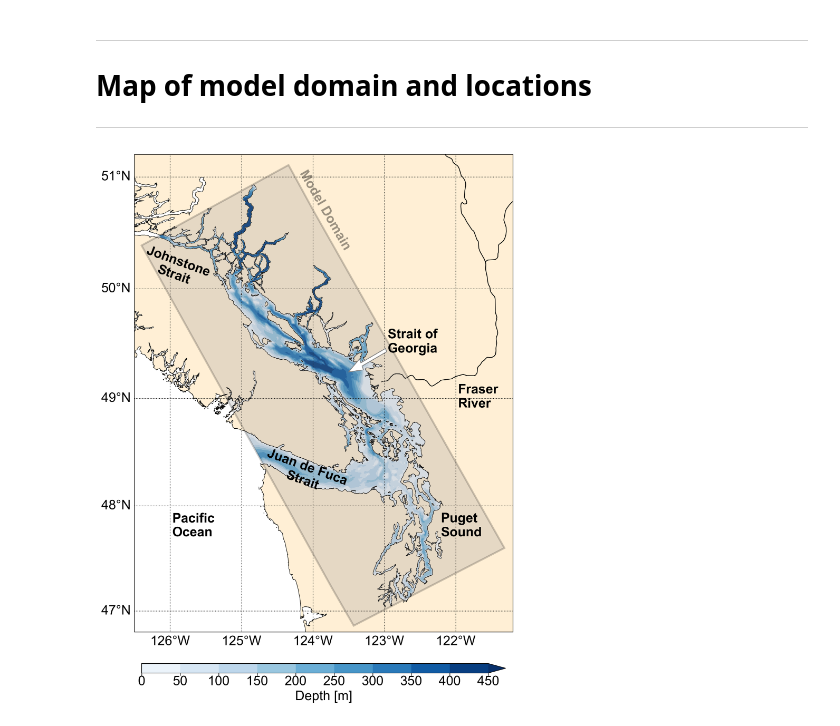
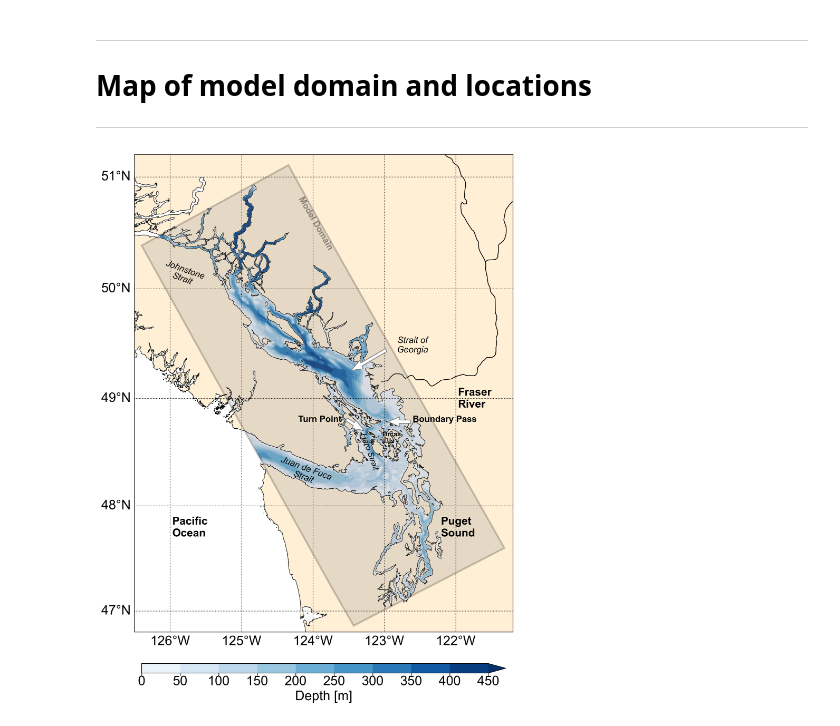
Before and after one commit to MIDOSS/analysis-rachael, a Jupyter notebook: notebooks/JGR/Figure1_DomainMap.ipynb, the cells around one changed output. Drawn from its saved outputs; the diff is of its cells as text; code cells hidden in the pictures.

```diff
--- a/notebooks/JGR/Figure1_DomainMap.ipynb
+++ b/notebooks/JGR/Figure1_DomainMap.ipynb
@@ -63,13 +63,19 @@ tmask = mask.tmask[0, 0, ...].values
 # Annotations
 if graphics_size=='large':
     annotations_coarse = [
-        {'name': 'Model Domain'        , 'xy': (0.43, 0.8), 'r':-60, 'wt': 'bold', 'arrow': None, 'ha':'left','alpha':0.4},
-        {'name': 'Pacific\nOcean'      , 'xy': (0.100, 0.2), 'r':0, 'wt': 'bold', 'arrow': None, 'ha':'left','alpha':None},
-        {'name': 'Puget\nSound'        , 'xy': (0.81, 0.2), 'r':0, 'wt': 'bold', 'arrow': None, 'ha':'left','alpha':None},
-        {'name': 'Juan de Fuca\nStrait', 'xy': (0.45, 0.28), 'r': -20, 'wt': 'bold', 'arrow': None, 'ha':'center','alpha':None},
-        {'name': 'Johnstone\nStrait'   , 'xy': (0.11, 0.717), 'r': -20, 'wt': 'bold', 'arrow': None, 'ha':'center','alpha':None},
-        {'name': 'Fraser\nRiver'       , 'xy': (0.855, 0.470), 'r':   0, 'wt': 'bold', 'arrow': None, 'ha':'left','alpha':None},
-        {'name': 'Strait of\nGeorgia'  , 'xy': (0.735, 0.585), 'r':   0, 'wt': 'bold', 'arrow': (0.665, 0.59,  -0.065,  -0.03), 'ha':'center','alpha':None},
+        {'name': 'Model Domain'        , 'xy': (0.43, 0.80), 'f':12, 'r':-60,     'fs':'normal', 'wt': 'bold', 'arrow': None, 'ha':'left','alpha':0.4},
+        {'name': 'Pacific\nOcean'      , 'xy': (0.100, 0.20), 'f':15, 'r':0,      'fs':'normal', 'wt': 'bold', 'arrow': None, 'ha':'left','alpha':None},
+        {'name': 'Puget\nSound'        , 'xy': (0.81, 0.20), 'f':15, 'r':0,       'fs':'normal', 'wt': 'bold', 'arrow': None, 'ha':'left','alpha':None},
+        {'name': 'Orcas\nIs'           , 'xy': (0.68, 0.395), 'f':9, 'r': 0,     'fs':'normal', 'wt': 'bold', 'arrow': None, 'ha':'center','alpha':None},
+        {'name': 'Juan de Fuca\nStrait', 'xy': (0.45, 0.30), 'f':12, 'r': -20,   'fs':'italic', 'wt': 'normal', 'arrow': None, 'ha':'center','alpha':None},
+        {'name': 'Haro Strait'         , 'xy': (0.62, 0.34), 'f':11, 'r': -70,   'fs':'italic', 'wt': 'normal', 'arrow': None, 'ha':'center','alpha':None},
+        {'name': 'Johnstone\nStrait'   , 'xy': (0.13, 0.72),'f':12,  'r': -20,   'fs':'italic', 'wt': 'normal', 'arrow': None, 'ha':'center','alpha':None},
+        {'name': 'Fraser\nRiver'       , 'xy': (0.855, 0.470), 'f':15, 'r': 0,  'fs':'normal', 'wt': 'bold', 'arrow': None, 'ha':'left','alpha':None},
+        {'name': 'Boundary Pass'       , 'xy': (0.82, 0.44), 'f':12, 'r': 0,    'fs':'normal', 'wt': 'bold', 'arrow': (0.73, 0.44,  -0.03,  0.0), 'ha':'center','alpha':None},
+        {'name': 'Turn Point'          , 'xy': (0.49, 0.44), 'f':12, 'r': 0,    'fs':'normal', 'wt': 'bold', 'arrow': (0.56, 0.445,  0.02,  -0.01),'ha':'center','alpha':None},
+        #{'name': 'Boundary Pass'       , 'xy': (0.800, 0.42), 'f':12, 'r':   0, 'fs':'italic', 'wt': 'normal', 'arrow': (0.75, 0.44,  -0.03,  0.0), 'ha':'center','alpha':None},
+        #{'name': 'Boundary Pass'       , 'xy': (0.800, 0.38), 'f':12, 'r':   0, 'fs':'italic', 'wt': 'normal', 'arrow': (0.8, 0.4,  -0.03,  0.0), 'ha':'center','alpha':None},
+        {'name': 'Strait of\nGeorgia'  , 'xy': (0.735, 0.585), 'f':12, 'r':   0, 'fs':'italic', 'wt': 'normal', 'arrow': (0.665, 0.59,  -0.065,  -0.03), 'ha':'center','alpha':None},
     ]
     annotations_fine = [
         {'name': '1', 'xy': (0.622,0.25), 'r':0, 'wt': 'bold', 'arrow': None, 'ha':'left','alpha':0.6},
@@ -115,34 +121,37 @@ c = ax.contourf(lon, lat, bathy.Bathymetry, levels=numpy.arange(0, 451, 50), cma
 ax.add_patch(patches.Polygon(domain_box, ec='k', fc='gray', lw=2.5, alpha=0.2, transform=proj_ref, zorder=2))
 #ax.add_patch(patches.Rectangle((-125.3, 49.1), 1.5, 1.2, fc='w', ec='k', alpha=0.5, lw=2.5, transform=proj_ref, zorder=2))
 
 # Annotations
 for ann in annotations_coarse:
     if ann['alpha'] is not None:
         ax.text(*ann['xy'], ann['name'],
                 transform=ax.transAxes,
                 rotation=ann['r'],
+                fontsize=ann['f'],
                 fontdict={'weight': ann['wt'], 'color': 'k'},
                 ha=ann['ha'],
                 alpha=ann['alpha']
                )
     else:
         ax.text(*ann['xy'], ann['name'],
                 transform=ax.transAxes,
                 rotation=ann['r'],
+                fontsize=ann['f'],
+                style=ann['fs'],
                 fontdict={'weight': ann['wt'], 'color': 'k'},
                 ha=ann['ha']
                )
     if ann['arrow'] is not None:
-        ax.arrow(*ann['arrow'], width=0.0075, head_width=0.025, edgecolor='grey', facecolor='white', transform=ax.transAxes, zorder=10)
+        ax.arrow(*ann['arrow'], width=0.007, head_width=0.02, edgecolor='grey', facecolor='white', transform=ax.transAxes, zorder=10)
 
 # Colorbar
 cax = fig.add_axes([0.135, 0.06, 0.23, 0.015])
 fig.colorbar(c, cax=cax, orientation='horizontal', label='Depth [m]')
 
 # save figure
 if custom_dpi>=600:
-    plt.savefig(graphics_dir/'SSC_model_domain.png')
+    plt.savefig(graphics_dir/'Figure1_SSC_model_domain.png')
 else:
-    plt.savefig(graphics_dir/'SSC_model_domain_small.png')
+    plt.savefig(graphics_dir/'Figure1_SSC_model_domain_small.png')
 # %% [output]
-[figure, old version]
+[figure, new version]
```
